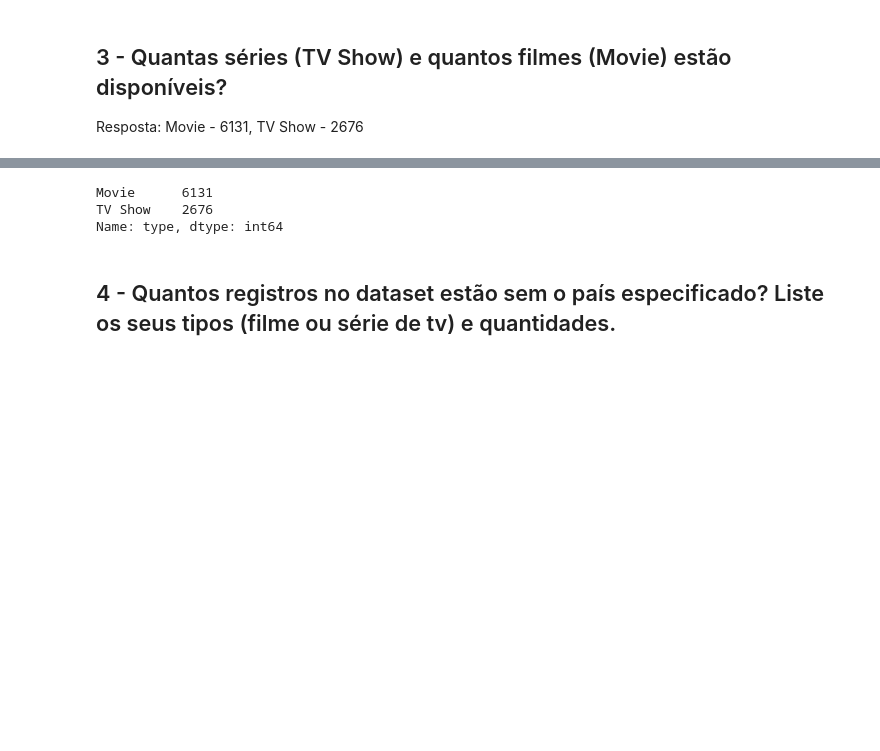
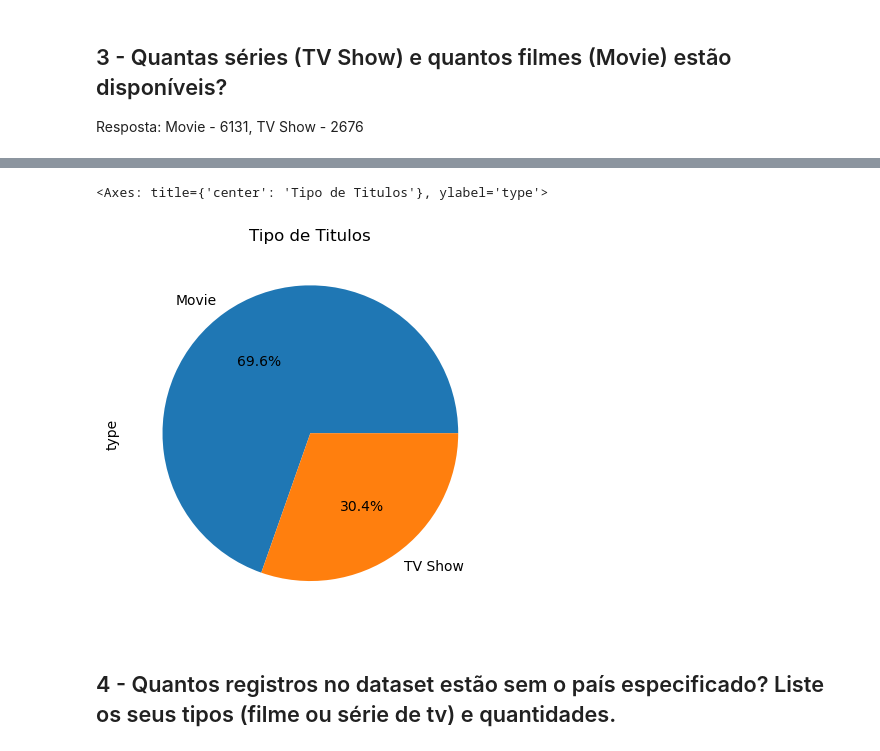
Before and after one commit to alissonschaves26/ProjetoNetflix, a Jupyter notebook: analise_netflix.ipynb, the cells around one changed output, grey strips where cells are left out. Drawn from its saved outputs; the diff is of its cells as text; code cells hidden in the pictures; blank space fills up the shorter version.

```diff
--- a/analise_netflix.ipynb
+++ b/analise_netflix.ipynb
@@ -16,5 +16,5 @@ import matplotlib.pyplot as plt
 import seaborn as sns
 import numpy as np
 # %%
-df = pd.read_csv("netflix.csv", parse_dates=["date_added"])
+df_principal = pd.read_csv("netflix.csv", parse_dates=["date_added"])
 # %%
@@ -48,6 +48,8 @@ Data columns (total 12 columns):
  11  description   8807 non-null   object
 dtypes: datetime64[ns](1), int64(1), object(10)
 memory usage: 825.8+ KB
+# %%
+df = df_principal.copy()
 # %% [markdown]
 ## 1 - Quantos registros e quantas colunas existem no dataset?
 Resposta: 8807 registros e 12 colunas
@@ -87,11 +109,10 @@ df.head()
 | 3 | s4 | TV Show | Jailbirds New Orleans | NaN | NaN | NaN | 2021-09-24 | 2021 | TV-MA | 1 Season | ... |
 | 4 | s5 | TV Show | Kota Factory | NaN | Mayur More, Jitendra Kumar, Ranja... | India | 2021-09-24 | 2021 | TV-MA | 2 Seasons | ... |
 # %%
-df["type"].value_counts()
+df["type"].value_counts().plot(kind="pie", title="Tipo de Titulos", autopct="%1.1f%%")
 # %% [output]
-Movie      6131
-TV Show    2676
-Name: type, dtype: int64
+<Axes: title={'center': 'Tipo de Titulos'}, ylabel='type'>
+[figure, added]
 # %% [markdown]
 ## 4 - Quantos registros no dataset estão sem o país especificado? Liste os seus tipos (filme ou série de tv) e quantidades.
 # %%
```
Also changed, not shown: parts of 36 cells of this notebook.
